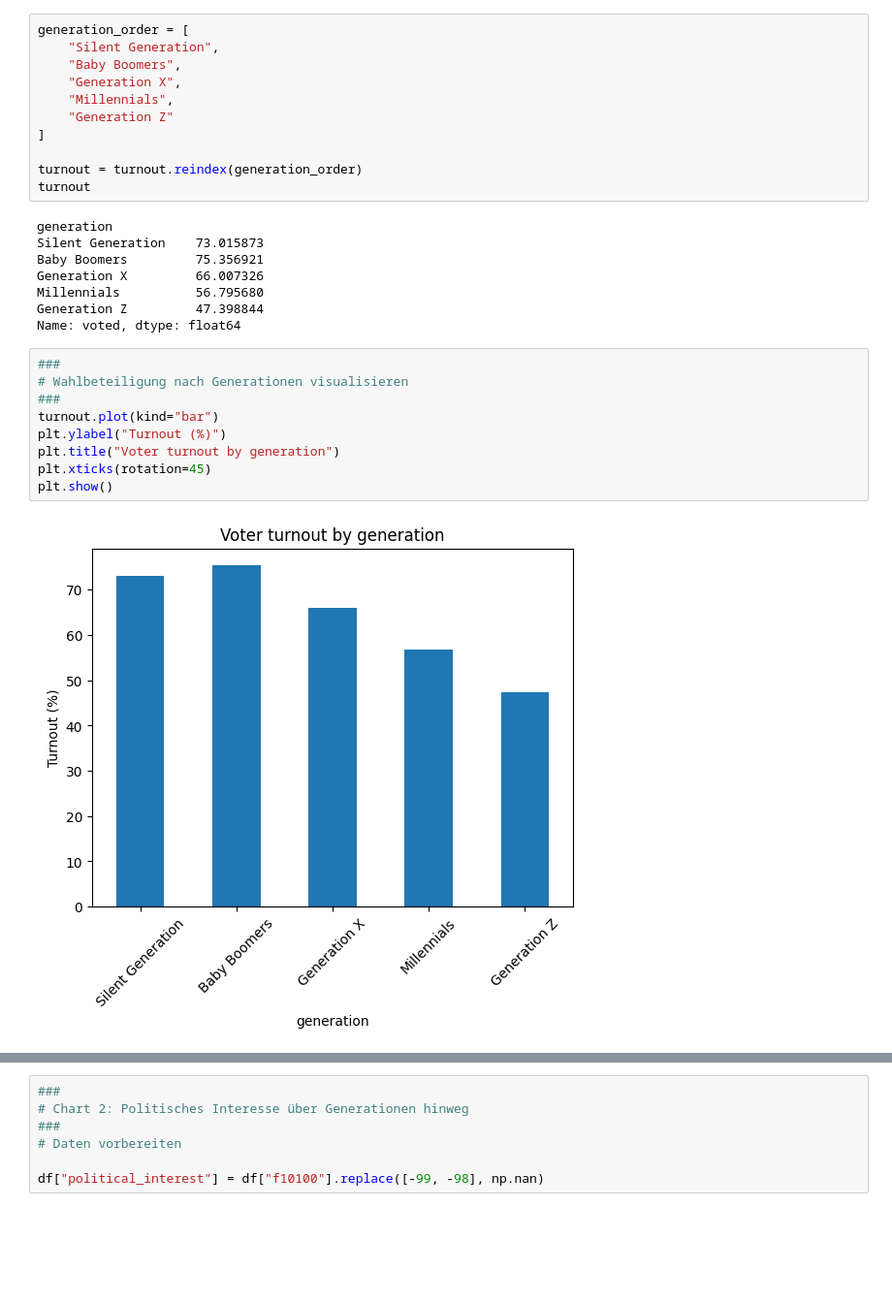
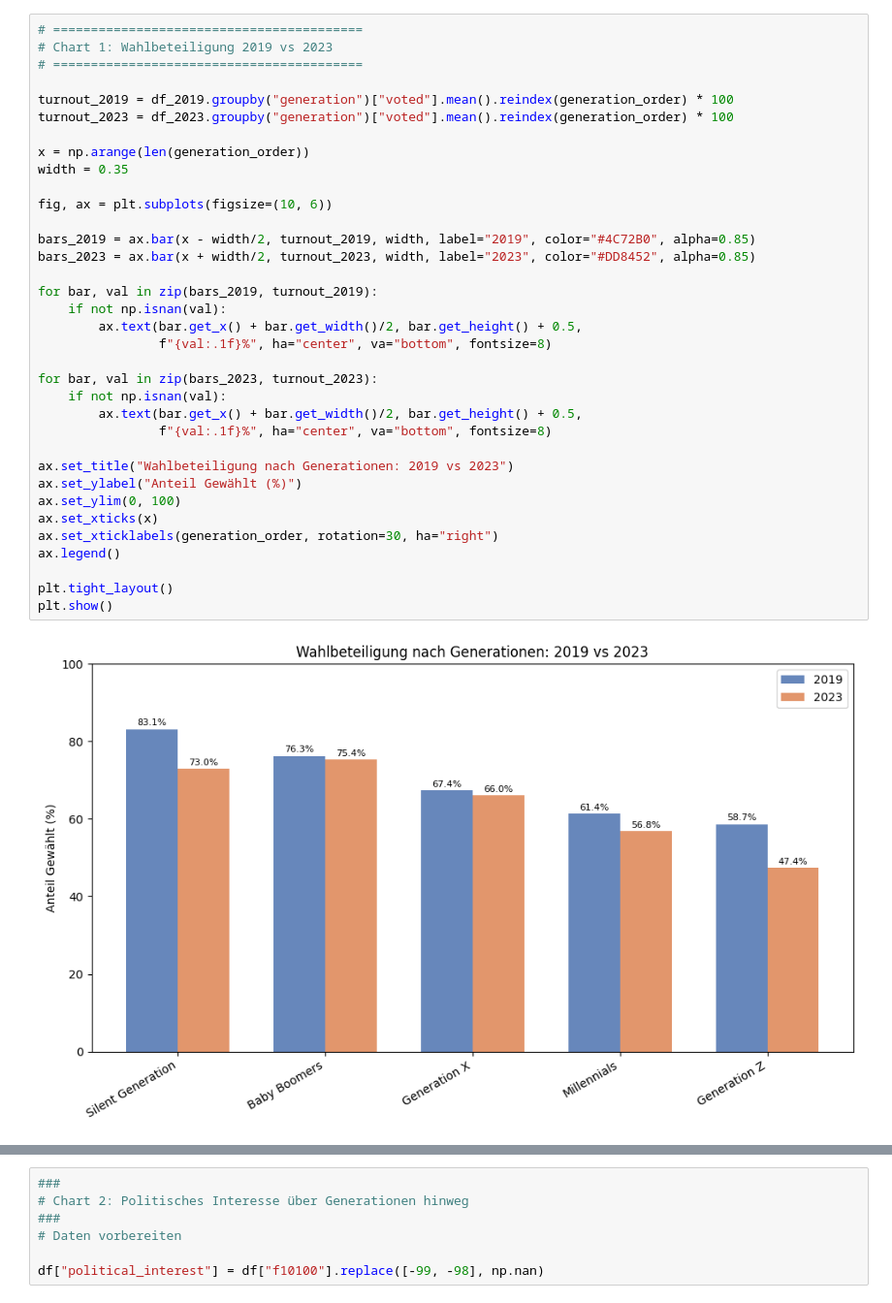
Before and after one commit to javi36/PODSV_Visualisierungsprojekt, a Jupyter notebook: 02_eda/eda_whodecide.ipynb, the cells around one changed output, grey strips where cells are left out. Shown at 97% size. Cells and saved outputs as stored; diff of their text form; blank space fills up the shorter version.

```diff
--- a/02_eda/eda_whodecide.ipynb
+++ b/02_eda/eda_whodecide.ipynb
@@ -139,31 +139,38 @@ Name: voted, dtype: float64
-# %%
-generation_order = [
-    "Silent Generation",
-    "Baby Boomers",
-    "Generation X",
-    "Millennials",
-    "Generation Z"
-]
-
-turnout = turnout.reindex(generation_order)
-turnout
-# %% [output]
-generation
-Silent Generation    73.015873
-Baby Boomers         75.356921
-Generation X         66.007326
-Millennials          56.795680
-Generation Z         47.398844
-Name: voted, dtype: float64
-# %%
-###
-# Wahlbeteiligung nach Generationen visualisieren
-###
-turnout.plot(kind="bar")
-plt.ylabel("Turnout (%)")
-plt.title("Voter turnout by generation")
-plt.xticks(rotation=45)
-plt.show()
-# %% [output]
-[figure, removed]
+# %%
+# =========================================
+# Chart 1: Wahlbeteiligung 2019 vs 2023
+# =========================================
+
+turnout_2019 = df_2019.groupby("generation")["voted"].mean().reindex(generation_order) * 100
+turnout_2023 = df_2023.groupby("generation")["voted"].mean().reindex(generation_order) * 100
+
+x = np.arange(len(generation_order))
+width = 0.35
+
+fig, ax = plt.subplots(figsize=(10, 6))
+
+bars_2019 = ax.bar(x - width/2, turnout_2019, width, label="2019", color="#4C72B0", alpha=0.85)
+bars_2023 = ax.bar(x + width/2, turnout_2023, width, label="2023", color="#DD8452", alpha=0.85)
+
+for bar, val in zip(bars_2019, turnout_2019):
+    if not np.isnan(val):
+        ax.text(bar.get_x() + bar.get_width()/2, bar.get_height() + 0.5,
+                f"{val:.1f}%", ha="center", va="bottom", fontsize=8)
+
+for bar, val in zip(bars_2023, turnout_2023):
+    if not np.isnan(val):
+        ax.text(bar.get_x() + bar.get_width()/2, bar.get_height() + 0.5,
+                f"{val:.1f}%", ha="center", va="bottom", fontsize=8)
+
+ax.set_title("Wahlbeteiligung nach Generationen: 2019 vs 2023")
+ax.set_ylabel("Anteil Gewählt (%)")
+ax.set_ylim(0, 100)
+ax.set_xticks(x)
+ax.set_xticklabels(generation_order, rotation=30, ha="right")
+ax.legend()
+
+plt.tight_layout()
+plt.show()
+# %% [output]
+[figure, added]
 # %%
```
Also changed, not shown: parts of 14 cells of this notebook, 3 other files.
